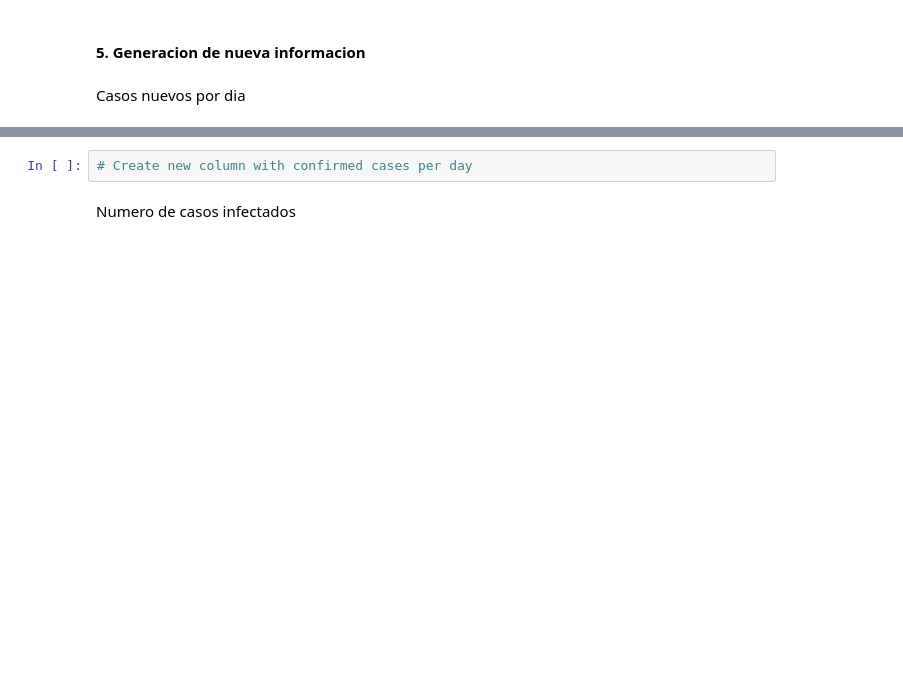
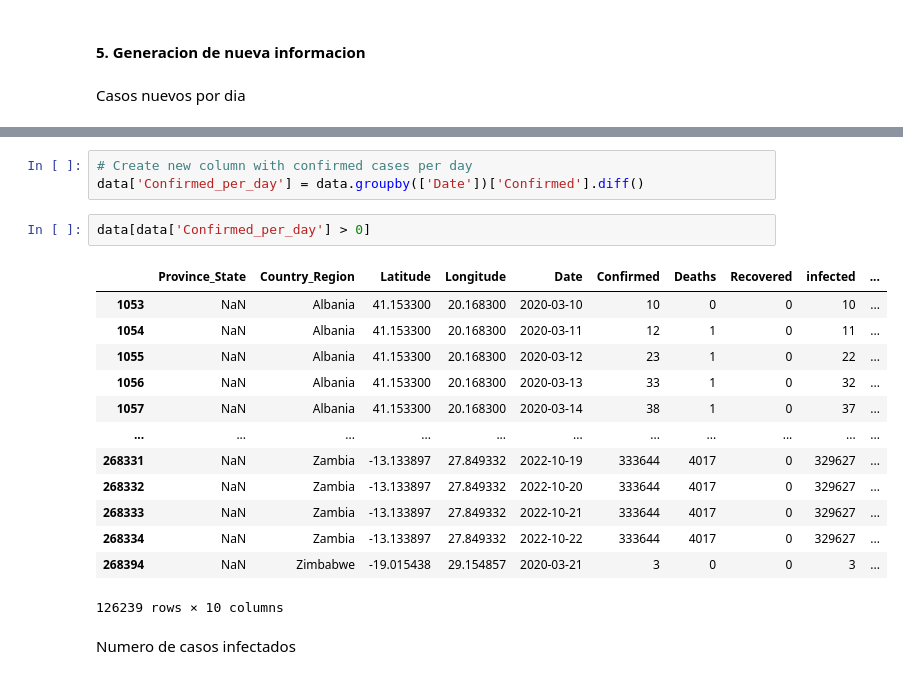
Before and after one commit to campeon19/Laboratorio8_DataScience, a Jupyter notebook: laboratorio8.ipynb, the cells around one changed output, grey strips where cells are left out. Drawn from its saved outputs; the diff is of its cells as text; blank space fills up the shorter version.

```diff
--- a/laboratorio8.ipynb
+++ b/laboratorio8.ipynb
@@ -150,5 +165,22 @@ Casos nuevos por dia
 # %%
 # Create new column with confirmed cases per day
+data['Confirmed_per_day'] = data.groupby(['Date'])['Confirmed'].diff()
+# %%
+data[data['Confirmed_per_day'] > 0]
+# %% [output]
+|  | Province_State | Country_Region | Latitude | Longitude | Date | Confirmed | Deaths | Recovered | infected | ... |
+| 1053 | NaN | Albania | 41.153300 | 20.168300 | 2020-03-10 | 10 | 0 | 0 | 10 | ... |
+| 1054 | NaN | Albania | 41.153300 | 20.168300 | 2020-03-11 | 12 | 1 | 0 | 11 | ... |
+| 1055 | NaN | Albania | 41.153300 | 20.168300 | 2020-03-12 | 23 | 1 | 0 | 22 | ... |
+| 1056 | NaN | Albania | 41.153300 | 20.168300 | 2020-03-13 | 33 | 1 | 0 | 32 | ... |
+| 1057 | NaN | Albania | 41.153300 | 20.168300 | 2020-03-14 | 38 | 1 | 0 | 37 | ... |
+| ... | ... | ... | ... | ... | ... | ... | ... | ... | ... | ... |
+| 268331 | NaN | Zambia | -13.133897 | 27.849332 | 2022-10-19 | 333644 | 4017 | 0 | 329627 | ... |
+| 268332 | NaN | Zambia | -13.133897 | 27.849332 | 2022-10-20 | 333644 | 4017 | 0 | 329627 | ... |
+| 268333 | NaN | Zambia | -13.133897 | 27.849332 | 2022-10-21 | 333644 | 4017 | 0 | 329627 | ... |
+| 268334 | NaN | Zambia | -13.133897 | 27.849332 | 2022-10-22 | 333644 | 4017 | 0 | 329627 | ... |
+| 268394 | NaN | Zimbabwe | -19.015438 | 29.154857 | 2020-03-21 | 3 | 0 | 0 | 3 | ... |
+126239 rows × 10 columns
 # %% [markdown]
 Numero de casos infectados
 # %%
```
Also changed, not shown: parts of 2 cells of this notebook, 3 other files.
